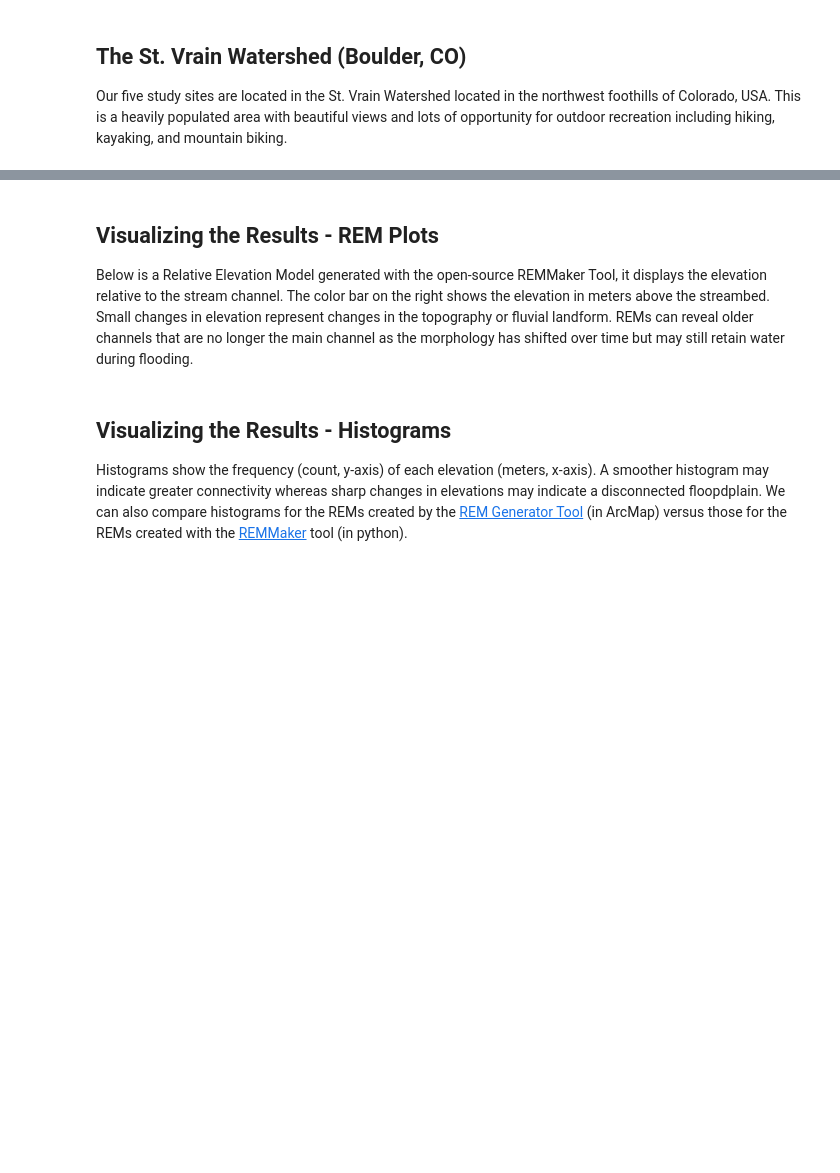
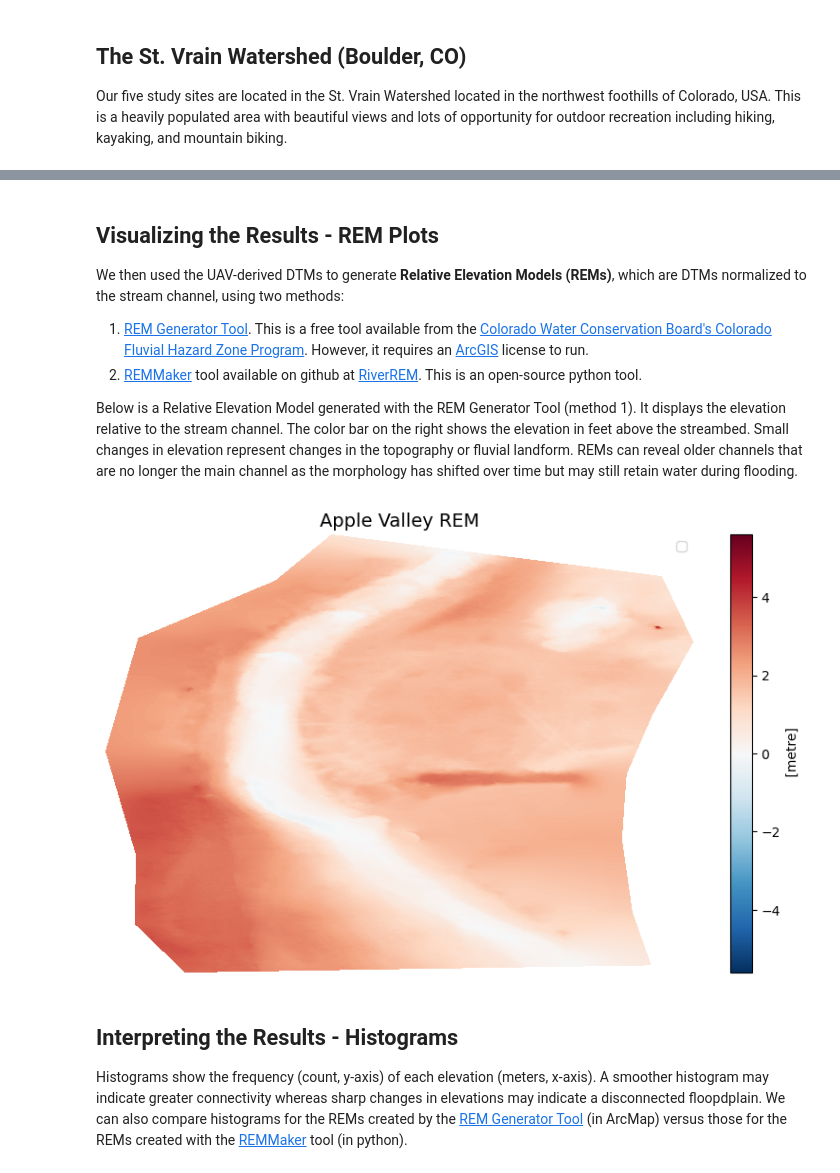
Before and after one commit to lechipman/example-project-repository, a Jupyter notebook: Blog Post - draft -.ipynb, the cells around one changed output, grey strips where cells are left out. Drawn from its saved outputs; the diff is of its cells as text; code cells hidden in the pictures; blank space fills up the shorter version.

```diff
--- a/Blog Post - draft -.ipynb
+++ b/Blog Post - draft -.ipynb
@@ -60,6 +71,18 @@ We then used the UAV-derived DTMs to generate **Relative Elevation Models (REMs)
 # %% [markdown]
 ## Visualizing the Results - REM Plots
-Below is a Relative Elevation Model generated with the open-source REMMaker Tool, it displays the elevation relative to the stream channel. The color bar on the right shows the elevation in meters above the streambed. Small changes in elevation represent changes in the topography or fluvial landform. REMs can reveal older channels that are no longer the main channel as the morphology has shifted over time but may still retain water during flooding.
+We then used the UAV-derived DTMs to generate **Relative Elevation Models (REMs)**, which are DTMs normalized to the stream channel, using two methods:
+1. [REM Generator Tool](https://drive.google.com/drive/folders/1qcsaKrh-NPplq4P3escRgNW6mokA_QLL). This is a free tool available from the [Colorado Water Conservation Board's Colorado Fluvial Hazard Zone Program](https://www.coloradofhz.com/). However, it requires an [ArcGIS](https://www.esri.com/en-us/arcgis/products/arcgis-desktop/overview) license to run.
+2. [REMMaker](https://github.com/OpenTopography/RiverREM/blob/main/riverrem/REMMaker.py) tool available on github at [RiverREM](https://github.com/OpenTopography/RiverREM/tree/main). This is an open-source python tool.
+
+Below is a Relative Elevation Model generated with the REM Generator Tool (method 1). It displays the elevation relative to the stream channel. The color bar on the right shows the elevation in feet above the streambed. Small changes in elevation represent changes in the topography or fluvial landform. REMs can reveal older channels that are no longer the main channel as the morphology has shifted over time but may still retain water during flooding.
+# %%
+fig, ax = plt.subplots(1, 1, figsize=(10, 6))
+plot_model(model=applevalley_uav_rem,
+           title='Apple Valley REM',
+           coarsen=True,
+           ax=ax)
+# %% [output]
+[figure, added]
 # %% [markdown]
-## Visualizing the Results - Histograms
+## Interpreting the Results - Histograms
 Histograms show the frequency (count, y-axis) of each elevation (meters, x-axis). A smoother histogram may indicate greater connectivity whereas sharp changes in elevations may indicate a disconnected floopdplain. We can also compare histograms for the REMs created by the [REM Generator Tool](https://drive.google.com/drive/folders/1qcsaKrh-NPplq4P3escRgNW6mokA_QLL) (in ArcMap) versus those for the REMs created with the [REMMaker](https://github.com/OpenTopography/RiverREM/blob/main/riverrem/REMMaker.py) tool (in python).
```
Also changed, not shown: parts of 7 cells of this notebook, 3 other files.
